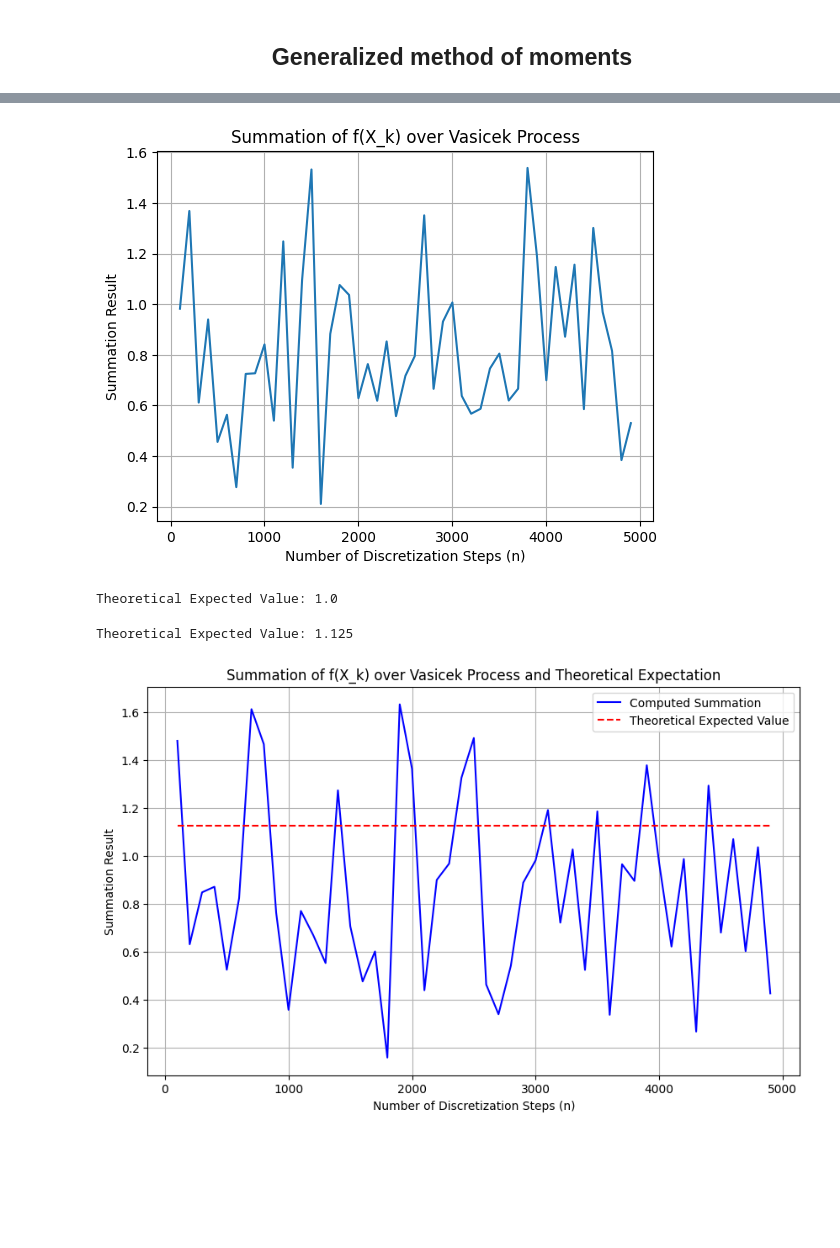
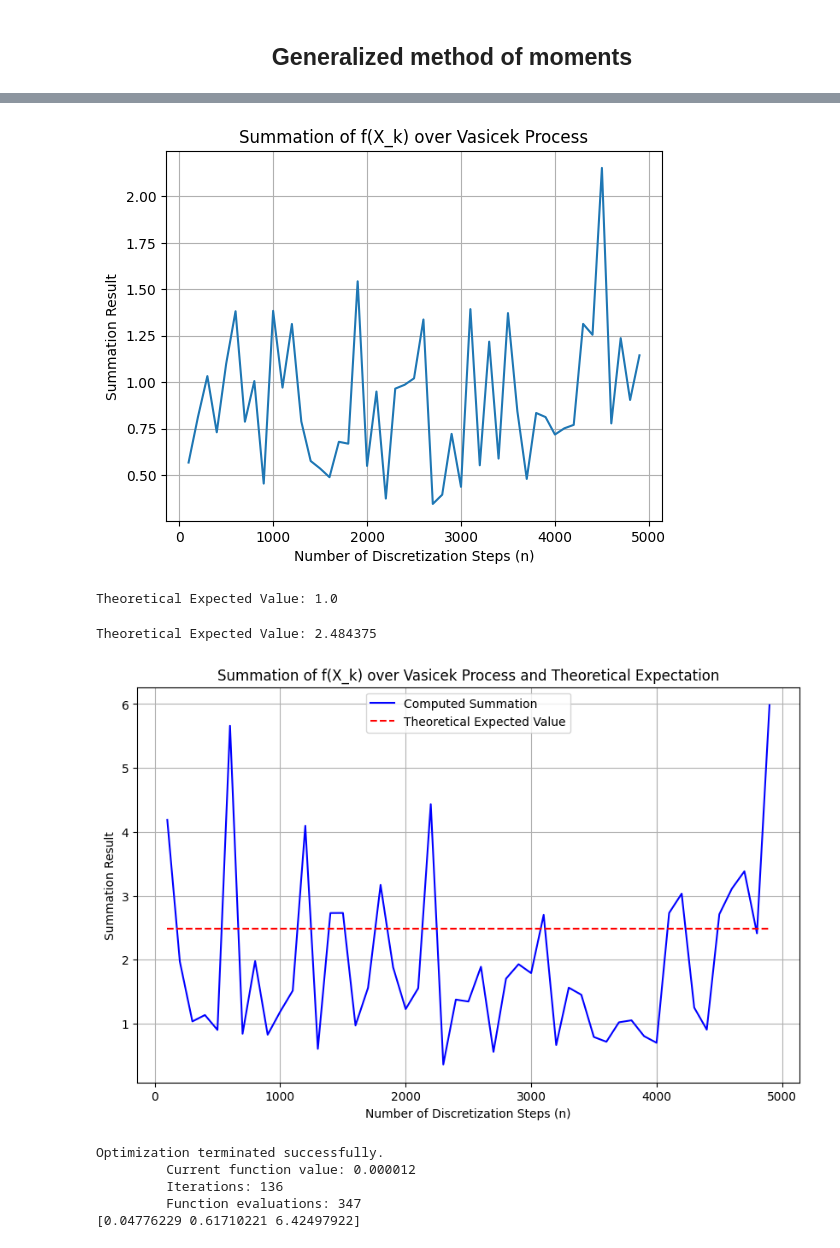
Before and after one commit to Hassen214/Project-IMI, a Jupyter notebook: Code.ipynb, the cells around one changed output, grey strips where cells are left out. Cells and saved outputs as stored; diff of their text form; code cells hidden in the pictures; blank space fills up the shorter version.

Commit message:
moments

```diff
--- a/Code.ipynb
+++ b/Code.ipynb
@@ -91,7 +89,7 @@ for sigma in sigma_values:
 import numpy as np
 import matplotlib.pyplot as plt
 
-def calculate_sum(n, f, kappa=1, theta=1, sigma=0.5, X0=0.05):
+def calculate_sum(n, f, kappa=1, theta=1, sigma=0.5, X0=0.05,T=5):
     """
     Calculate the summation: (1/n) * sum_{k=0}^n f(X_k), where X_k is generated by the Vasicek model.
 
@@ -99,35 +97,35 @@ def calculate_sum(n, f, kappa=1, theta=1, sigma=0.5, X0=0.05):
     :param f: Function to apply to each X_k
     :param kappa: Speed of mean reversion
     :param theta: Long-term mean level
     :param sigma: Volatility
     :param X0: Initial value of the process
     :return: The computed summation
     """
     vasicek_process = Vasicek(kappa, theta, sigma)
-    T = 5  # Time horizon
+      # Time horizon
 
     # Generate one trajectory
     trajectories = vasicek_process.generate(X0, T, 1, n)  # One trajectory, n steps
     trajectory = trajectories[0]  # Take the first trajectory
 
     # Compute the summation
     return (1 / n) * sum(f(x) for x in trajectory)
 
 # Define the function to apply to each X_k
 f = lambda x: x**2  # Example: Square of each value
 
 n_values = range(100, 5000, 100)  # Range of n values for testing
 Y = [calculate_sum(n, f) for n in n_values]  # Compute the result for each n
 
 # Plot the results
 plt.plot(n_values, Y)
 plt.xlabel("Number of Discretization Steps (n)")
 plt.ylabel("Summation Result")
 plt.title("Summation of f(X_k) over Vasicek Process")
 plt.grid(True)
 plt.show()
 # %% [output]
-[figure, old version]
+[figure, new version]
 # %%
 import math
 from scipy.special import comb
@@ -185,16 +183,17 @@ theta = 1  # Long-term mean level
 sigma = 0.5  # Volatility
 X0 = 0.05  # Initial value
 N = 1  # Only 1 trajectory for the summation computation
+T = 10
 n_values = range(100, 5000, 100)  # Range of n values for testing
 
 # Define the function to apply to each X_k
-f = lambda x: x**2  # Example: x^3
+f = lambda x: x**5# Example: x^3
 
 # Compute the summation for each value of n
-Y = [calculate_sum(n, f, kappa=kappa, theta=theta, sigma=sigma, X0=X0) for n in n_values]
+Y = [calculate_sum(n, f, kappa=kappa, theta=theta, sigma=sigma, X0=X0,T=T) for n in n_values]
 
 # Compute the true value of the expectation
-n = 2  # Choose a large n for comparison
+n = 5 # Choose a large n for comparison
 true_value = expected_value_vasicek(n, theta, sigma, kappa)
 Y0 = [true_value for _ in n_values]  # Create a constant list for the theoretical expected value
 
@@ -212,5 +211,43 @@ plt.legend()
 plt.grid(True)
 plt.show()
 # %% [output]
-Theoretical Expected Value: 1.125
+Theoretical Expected Value: 2.484375
-[figure, old version]
+[figure, new version]
+# %%
+def parameter_estimator(n):
+    """Generalized Method of Moments estimator for the Vasicek model."""
+    def matrix_calculator(params):
+        theta, sigma, kappa = params
+        # Initialize Z and Y arrays
+        Z = np.zeros(n)
+        Y = np.zeros(n)
+
+        # Compute Z values
+        for i in range(n):
+            Z[i] = expected_value_vasicek(i + 1, theta, sigma, kappa)
+
+        # Compute Y values
+        for i in range(n):
+            Y[i] = calculate_sum(i + 1, lambda x: x ** (i + 1), kappa=kappa, theta=theta, sigma=sigma, X0=0.05, T=5)
+
+        # Return the squared norm of the difference
+        diff = Y - Z
+        return np.dot(diff, diff)
+
+    # Initial guess for [theta, sigma, kappa]
+    initial_guess = [1, 0.5, 5]
+
+    # Perform minimization
+    res = minimize(matrix_calculator, initial_guess, method='Nelder-Mead',
+                options={'xatol': 1e-3, 'disp': True, 'maxfev': 10000})
+    # Return optimized parameters
+    return res.x
+
+# Example usage
+print(parameter_estimator(5))
+# %% [output]
+Optimization terminated successfully.
+         Current function value: 0.000012
+         Iterations: 136
+         Function evaluations: 347
+[0.04776229 0.61710221 6.42497922]
```
Also changed, not shown: parts of 3 cells of this notebook.
